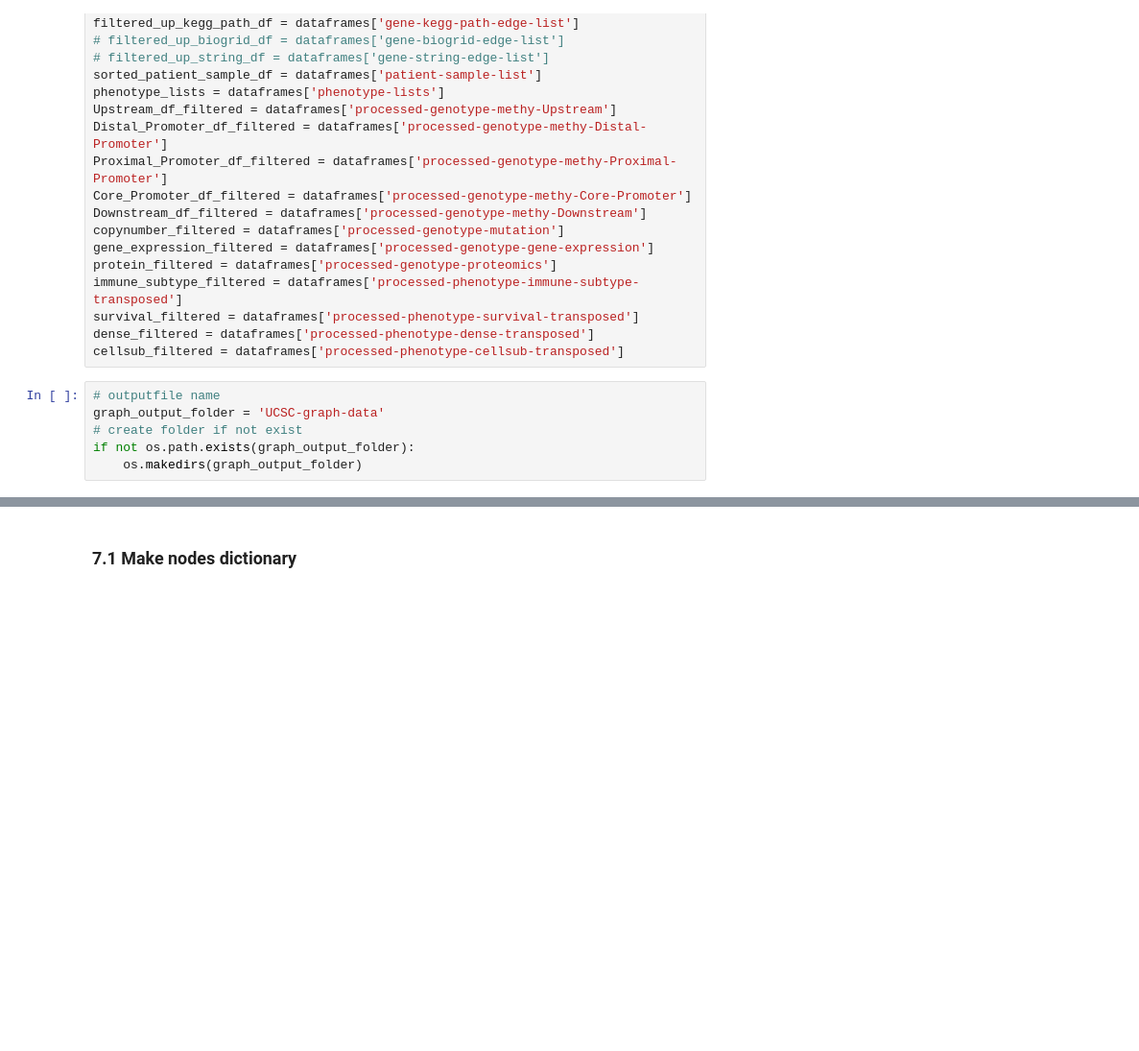
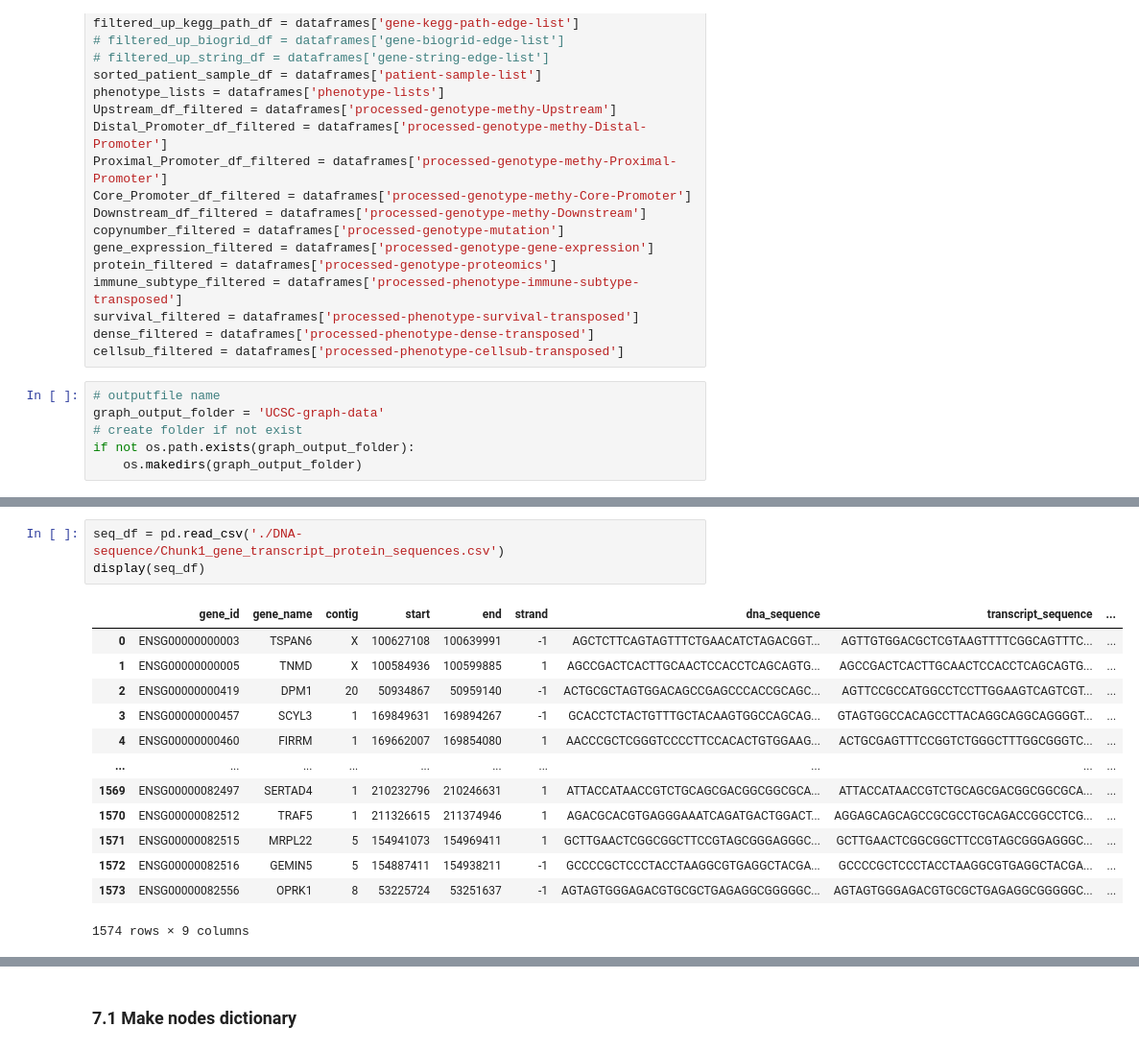
Before and after one commit to heming-zhang/MedGraphica-Test, a Jupyter notebook: UCSC_union_raw_data_process.ipynb, the cells around one changed output, grey strips where cells are left out. Shown: that part at 96% size. Saved outputs shown, nothing was run; the diff lists cells and outputs as text; blank space fills up the shorter version.

```diff
--- a/UCSC_union_raw_data_process.ipynb
+++ b/UCSC_union_raw_data_process.ipynb
@@ -1914,0 +933,17 @@ if not os.path.exists(graph_output_folder):
+# %%
+seq_df = pd.read_csv('./DNA-sequence/Chunk1_gene_transcript_protein_sequences.csv')
+display(seq_df)
+# %% [output]
+|  | gene_id | gene_name | contig | start | end | strand | dna_sequence | transcript_sequence | ... |
+| 0 | ENSG00000000003 | TSPAN6 | X | 100627108 | 100639991 | -1 | AGCTCTTCAGTAGTTTCTGAACATCTAGACGGT... | AGTTGTGGACGCTCGTAAGTTTTCGGCAGTTTC... | ... |
+| 1 | ENSG00000000005 | TNMD | X | 100584936 | 100599885 | 1 | AGCCGACTCACTTGCAACTCCACCTCAGCAGTG... | AGCCGACTCACTTGCAACTCCACCTCAGCAGTG... | ... |
+| 2 | ENSG00000000419 | DPM1 | 20 | 50934867 | 50959140 | -1 | ACTGCGCTAGTGGACAGCCGAGCCCACCGCAGC... | AGTTCCGCCATGGCCTCCTTGGAAGTCAGTCGT... | ... |
+| 3 | ENSG00000000457 | SCYL3 | 1 | 169849631 | 169894267 | -1 | GCACCTCTACTGTTTGCTACAAGTGGCCAGCAG... | GTAGTGGCCACAGCCTTACAGGCAGGCAGGGGT... | ... |
+| 4 | ENSG00000000460 | FIRRM | 1 | 169662007 | 169854080 | 1 | AACCCGCTCGGGTCCCCTTCCACACTGTGGAAG... | ACTGCGAGTTTCCGGTCTGGGCTTTGGCGGGTC... | ... |
+| ... | ... | ... | ... | ... | ... | ... | ... | ... | ... |
+| 1569 | ENSG00000082497 | SERTAD4 | 1 | 210232796 | 210246631 | 1 | ATTACCATAACCGTCTGCAGCGACGGCGGCGCA... | ATTACCATAACCGTCTGCAGCGACGGCGGCGCA... | ... |
+| 1570 | ENSG00000082512 | TRAF5 | 1 | 211326615 | 211374946 | 1 | AGACGCACGTGAGGGAAATCAGATGACTGGACT... | AGGAGCAGCAGCCGCGCCTGCAGACCGGCCTCG... | ... |
+| 1571 | ENSG00000082515 | MRPL22 | 5 | 154941073 | 154969411 | 1 | GCTTGAACTCGGCGGCTTCCGTAGCGGGAGGGC... | GCTTGAACTCGGCGGCTTCCGTAGCGGGAGGGC... | ... |
+| 1572 | ENSG00000082516 | GEMIN5 | 5 | 154887411 | 154938211 | -1 | GCCCCGCTCCCTACCTAAGGCGTGAGGCTACGA... | GCCCCGCTCCCTACCTAAGGCGTGAGGCTACGA... | ... |
+| 1573 | ENSG00000082556 | OPRK1 | 8 | 53225724 | 53251637 | -1 | AGTAGTGGGAGACGTGCGCTGAGAGGCGGGGGC... | AGTAGTGGGAGACGTGCGCTGAGAGGCGGGGGC... | ... |
+1574 rows × 9 columns
```
Also changed, not shown: parts of 95 cells of this notebook, 15 other files.
